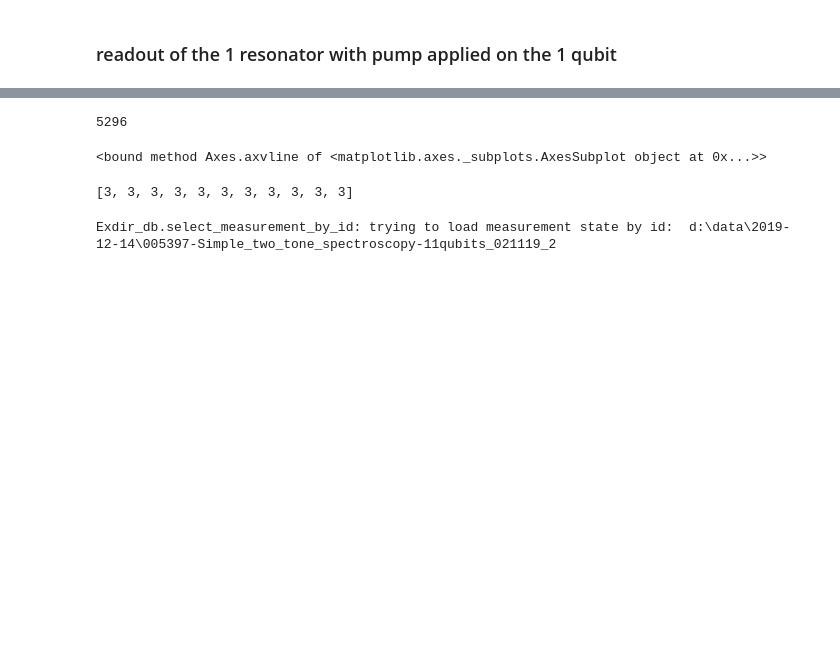
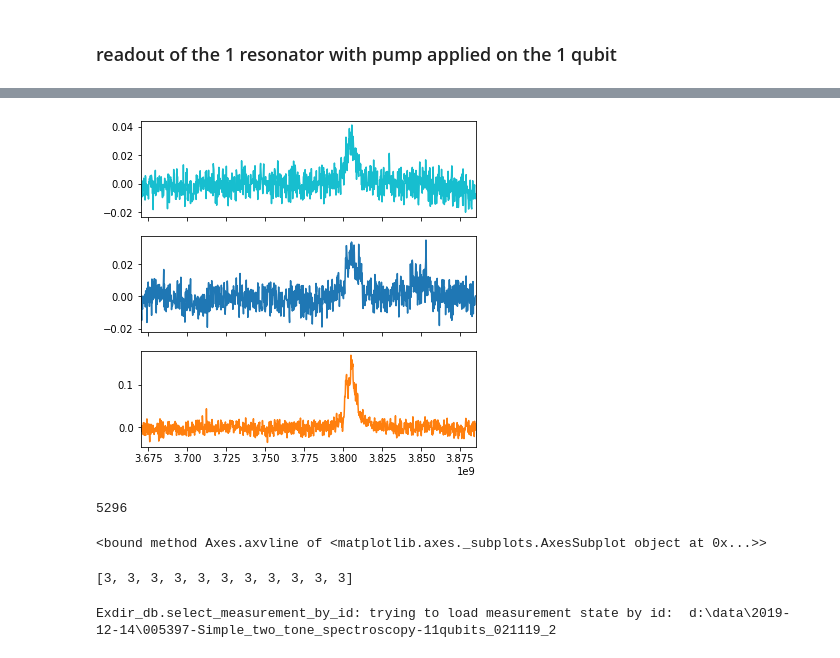
Before and after one commit to ooovector/qsweepy-notebooks, a Jupyter notebook: Fitting 11-qubit bands.ipynb, the cells around one changed output, grey strips where cells are left out. Cells and saved outputs as stored; diff of their text form; code cells hidden in the pictures; blank space fills up the shorter version.

```diff
--- a/Fitting 11-qubit bands.ipynb
+++ b/Fitting 11-qubit bands.ipynb
@@ -15,5 +14,5 @@ Failed loading module Signal_Hound_SA:  name 'signal_hound_dll' is not defined
 # %%
-sample_name = '11qubits_021119'
+sample_name = '11qubits_021119_2'
 db = database.MyDatabase()
 
 sweeper = sweep_extras.Sweeper(db, sample_name=sample_name)
@@ -23,7 +22,7 @@ params = load_parameters_dict(exdir_db_inst)
 # %%
 num_qubits = 11
 num_levels_per_qubit = 3
-f1 = 3.75
+f1 = 3.8
 EC = params['EC']/1e9
 H01 = np.asarray([[0,0,0],[0,f1,0],[0,0,2*f1-EC,]])
 H01 = qutip.Qobj(H01)
@@ -33,4 +31,0 @@ Quantum object: dims = [[3], [3]], shape = (3, 3), type = oper, isherm = True\be
-# %%
-#params['J1']
-J1 = 0.0140
-J2 = 0.0045
@@ -224,0 +102,4 @@ plt.show()
+# %%
+#params['J1']
+J1 = 0.0145
+J2 = 0.0045
@@ -225,3 +244,89 @@ plt.show()
+# %%
+min_num_qubits = 9
+max_num_qubits = 11
+simulation_qubit_num = 11
+cp = exdir_db_inst.select_measurement(measurement_type = 'linear_oscillator_model_parameters')
+fig, axes = plt.subplots(max_num_qubits-min_num_qubits+1, figsize=(6, 6), sharex=True)
+for num_qubits in tqdm(range(min_num_qubits, max_num_qubits+1)):
+    coil_voltages = {}
+    for fig_id, power in enumerate(['-15.0']):
+        m=exdir_db_inst.select_measurement(measurement_type='two_tone',
+                                                 metadata={'num_resonant_qubits': '11',
+                                                           'resonator_id':num_qubits,
+                                                           'ex_qubit': '11',
+                                                           'pump_power': power})
+        m_ref = exdir_db_inst.select_measurement(measurement_type = 'resonator', references_this={'resonator':m.id})
+        resonator_scan_f = m_ref.datasets['S-parameter'].parameters[1].values
+        resonator_scan_S21 = np.mean(m_ref.datasets['S-parameter'].data, axis=0)
+        f_extracted = m.datasets['S-parameter'].parameters[2].values[0]
+        #S0 = resonator_scan_S21[np.argmin(np.abs(resonator_scan_S21))]
+        fitter = circuit.notch_port(resonator_scan_f, resonator_scan_S21)
+        fitter.autofit(electric_delay=68e-9)
+        #plt.figure()
+        #fitter.plotall()
+        fr = fitter.fitresults['fr']
+        S21_func = interp1d(fitter.f_data, fitter.z_data_sim*np.exp(1j*resonator_scan_f*2*np.pi*68e-9),
+                            fill_value="extrapolate")
+
+        S0 = S21_func(f_extracted)/np.exp(1j*fr*2*np.pi*68e-9)
+        df = 100
+        #residuals = lambda f, S: np.asarray([np.real(S21_func(f) - S), np.imag(S21_func(f) - S)]).ravel()
+
+        dSdf = (S21_func(fr+df*0.5)-S21_func(fr-df*0.5))/df/np.exp(1j*fr*2*np.pi*68e-9)
+        chi = lambda S: least_squares(residuals, fr, args=(S,)).x-f_extracted
+        #print (fitter.fitresults)
+
+        x = m.datasets['S-parameter'].parameters[1].values
+        y = m.datasets['S-parameter'].parameters[0].values
+        #z = np.abs(m.datasets['S-parameter'].data_squeezed)
+        z_cmplx = m.datasets['S-parameter'].data_squeezed
+
+        z = np.real(np.mean(z_cmplx-S0, axis=0)/dSdf)
+        z = z-np.median(z)
+        g = np.sqrt(cp.datasets['fr'].data[0])*float(cp.metadata['g'])
+        delta = float(cp.metadata['EC'])
+        fr = cp.datasets['fr'].data[0]
+        fq = 3.8e9
+        dispersive_shift = 2*g**2*delta/((fq-fr)*(fq-delta-fr))
+
+        ax = axes[num_qubits-min_num_qubits]
+        ax.set_xlim(3.67e9, 3.885e9)
+        #if fig_id:
+        #    ax = ax.twinx()
+
+        color = 'C{}'.format(num_qubits)
+
+        #ax.set_ylabel('$\\langle n \\rangle$, {} power'.format('high' if fig_id else 'low'), color=color)
+        ax.plot(x, z/dispersive_shift, color=color)#np.mean(z, axis=0))
+        #ax.tick_params(axis='y', labelcolor=color)
+
+        num_qubits_in_mode = (num_qubits//2)*2
+        num_qubits_in_mode = 1 if num_qubits_in_mode == 0 else num_qubits_in_mode
+        #axes[num_qubits-min_num_qubits].set_ylim(-0.5/num_qubits_in_mode*0.3, 0.5/num_qubits_in_mode*1.6)
+
+        for coil, voltage in m.metadata.items():
+            if coil[:6] == 'NNDAC-':
+                if int(coil[6:]) in coil_qubits.keys():
+                    coil_voltages[coil_qubits[int(coil[6:])]] = float(voltage)
+        coil_voltages_vec = [coil_voltages[qubit_id] for qubit_id in coil_qubits.values()]
+
+    qubit_frequencies = []
+    for qubit_id_, qubit_id in enumerate(coil_qubits.values()):
+        qubit_flux = (inductance_matrix@coil_voltages_vec)[qubit_id_]+params['phi0'][qubit_id]
+        qubit_frequencies.append(fqbare(params['EJ1'][qubit_id], params['EJ2'][qubit_id], params['EC'], qubit_flux))
+
+    #simulation_qubit_num = num_qubits
+    #vals, vecs_ = simulate_non_driven_frequencies(simulation_qubit_num, qubit_frequencies, J1, J2)
+    #f01 = vals[1:simulation_qubit_num+1]-vals[0]
+    #f02h = np.asarray(vals[simulation_qubit_num+1:]-vals[0])/2
+
+    #for qubit_id in range(simulation_qubit_num):
+    #    axes[num_qubits-min_num_qubits].axvline(f01[qubit_id], color='purple', linestyle=':', linewidth=2)
+plt.savefig('two_tone_11q_power_11q_readout_1q_signal')
+plt.savefig('two_tone_11q_power_11q_readout_1q_signal.svg')
+plt.show()
+# %% [output]
+[figure, added]
 # %%
 from tqdm import tqdm
 min_num_qubits = 7
```
Also changed, not shown: parts of 24 cells of this notebook, 11 other files.
